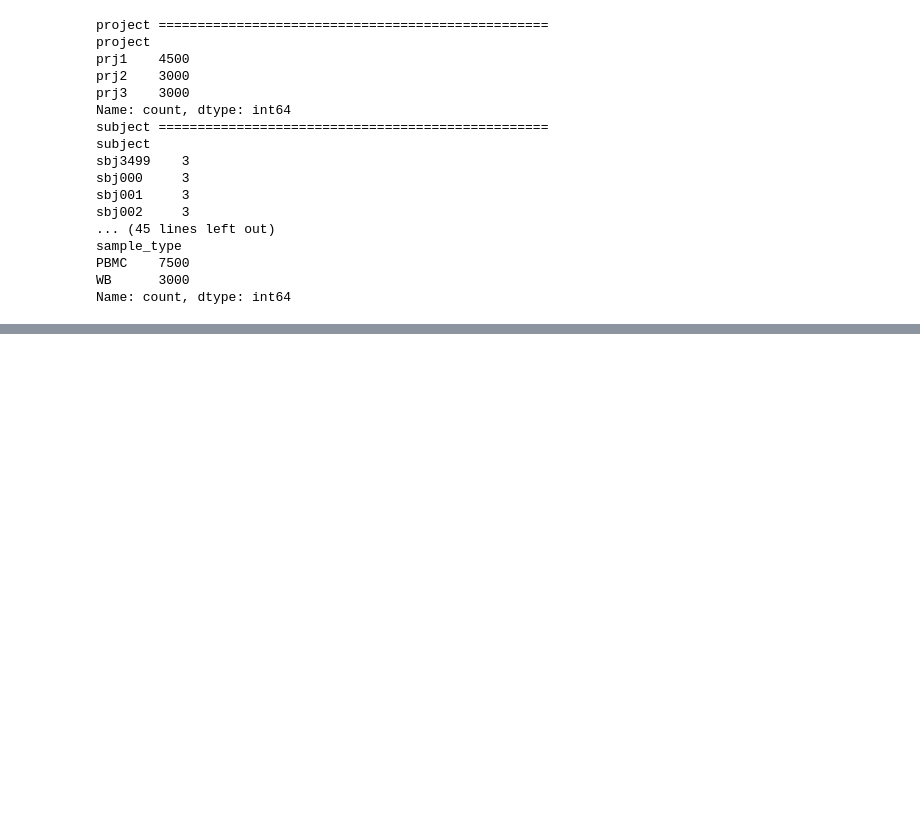
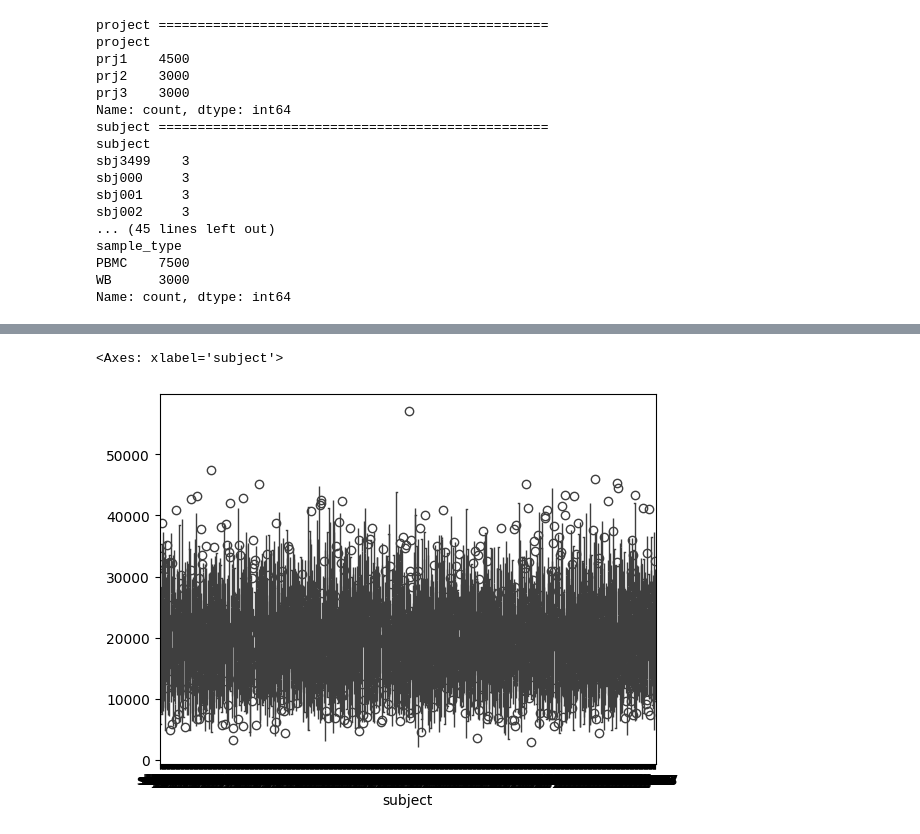
Before and after one commit to cazcullimore/teikoTest, a Jupyter notebook: scratch.ipynb, the cells around one changed output, grey strips where cells are left out. Cells and saved outputs as stored; diff of their text form; code cells hidden in the pictures; blank space fills up the shorter version.

```diff
--- a/scratch.ipynb
+++ b/scratch.ipynb
@@ -158,0 +298,5 @@ Name: count, dtype: int64
+# %%
+sns.boxplot(df.set_index(["subject", "response"]).unstack("response").T)
+# %% [output]
+<Axes: xlabel='subject'>
+[figure, added]
```
Also changed, not shown: parts of 9 cells of this notebook, 7 other files.
